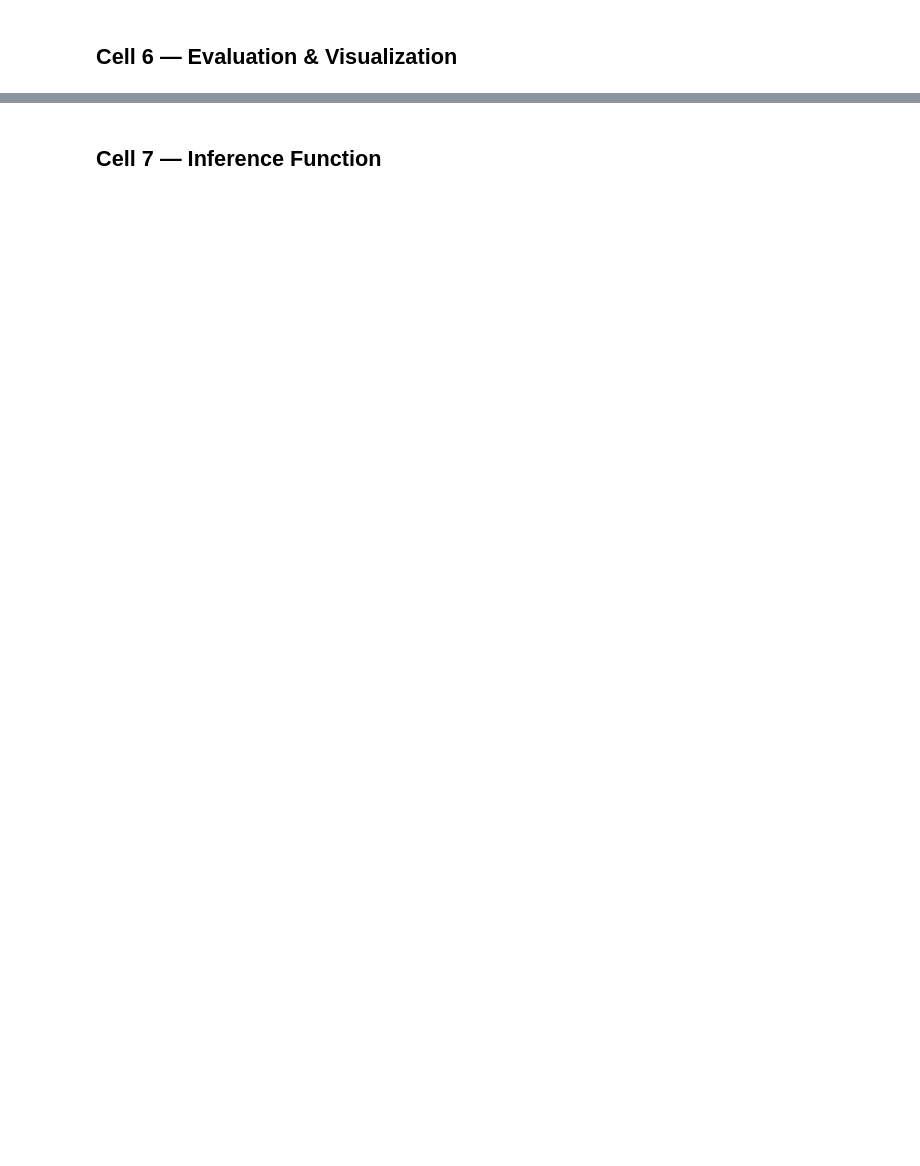
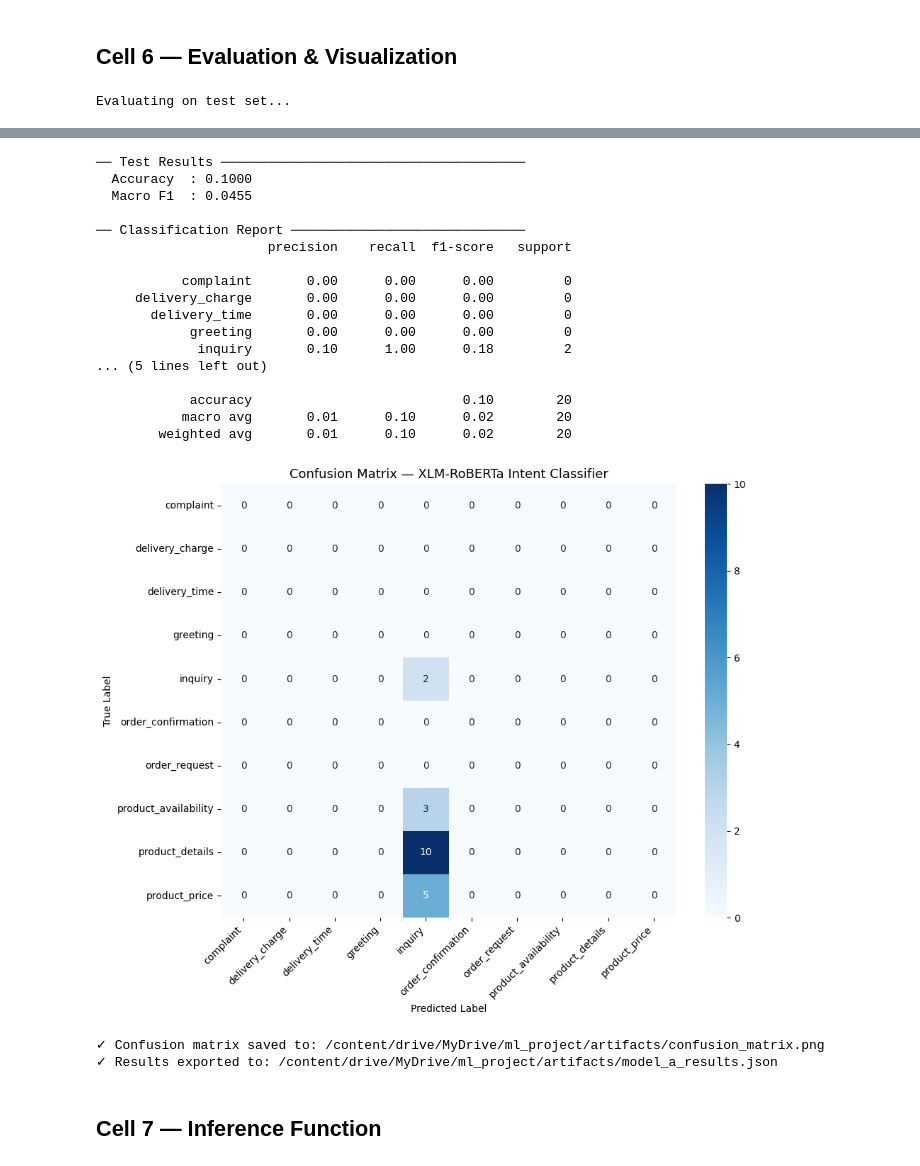
Before and after one commit to FaiyazAwsaf/banglish_ecommerce_conversation_dataset, a Jupyter notebook: notebooks/xlm-roberta.ipynb, the cells around one changed output, grey strips where cells are left out. Saved outputs shown, nothing was run; the diff lists cells and outputs as text; code cells hidden in the pictures; blank space fills up the shorter version.

Commit message:
updated confusion matrix code

```diff
--- a/notebooks/xlm-roberta.ipynb
+++ b/notebooks/xlm-roberta.ipynb
@@ -308,15 +481,27 @@ print(f'\n── Test Results ────────────────
 print(f'  Accuracy  : {test_accuracy:.4f}')
 print(f'  Macro F1  : {test_macro_f1:.4f}')
 
-# ── Per-class classification report ──────────────────────────────────────────
-target_names = [id2label[i] for i in range(num_labels)]
-report_str  = classification_report(y_true, y_pred, target_names=target_names, zero_division=0)
-report_dict = classification_report(y_true, y_pred, target_names=target_names, output_dict=True, zero_division=0)
+# ── Per-class classification report (force full label set every run) ──────────
+all_label_ids = list(range(num_labels))
+target_names = [id2label[i] for i in all_label_ids]
+report_str  = classification_report(
+    y_true, y_pred,
+    labels=all_label_ids,
+    target_names=target_names,
+    zero_division=0
+)
+report_dict = classification_report(
+    y_true, y_pred,
+    labels=all_label_ids,
+    target_names=target_names,
+    output_dict=True,
+    zero_division=0
+)
 print('\n── Classification Report ──────────────────────────────')
 print(report_str)
 
-# ── Confusion matrix heatmap ──────────────────────────────────────────────────
-cm = confusion_matrix(y_true, y_pred)
+# ── Confusion matrix heatmap (force full label set every run) ─────────────────
+cm = confusion_matrix(y_true, y_pred, labels=all_label_ids)
 plt.figure(figsize=(10, 8))
 sns.heatmap(
     cm,
@@ -349,3 +534,5 @@ results_path = os.path.join(ARTIFACTS_DIR, 'model_a_results.json')
 with open(results_path, 'w', encoding='utf-8') as f:
     json.dump(results, f, ensure_ascii=False, indent=2)
 print(f'✓ Results exported to: {results_path}')
+# %% [output]
+Evaluating on test set...
@@ -352,3 +540,23 @@ print(f'✓ Results exported to: {results_path}')
+── Test Results ───────────────────────────────────────
+  Accuracy  : 0.1000
+  Macro F1  : 0.0455
+
+── Classification Report ──────────────────────────────
+                      precision    recall  f1-score   support
+
+           complaint       0.00      0.00      0.00         0
+     delivery_charge       0.00      0.00      0.00         0
+       delivery_time       0.00      0.00      0.00         0
+            greeting       0.00      0.00      0.00         0
+             inquiry       0.10      1.00      0.18         2
+... (5 lines left out)
+
+            accuracy                           0.10        20
+           macro avg       0.01      0.10      0.02        20
+        weighted avg       0.01      0.10      0.02        20
+[figure, added]
+✓ Confusion matrix saved to: /content/drive/MyDrive/ml_project/artifacts/confusion_matrix.png
+✓ Results exported to: /content/drive/MyDrive/ml_project/artifacts/model_a_results.json
 # %% [markdown]
 ## Cell 7 — Inference Function
 # %%
```
Also changed, not shown: parts of 6 cells of this notebook.
